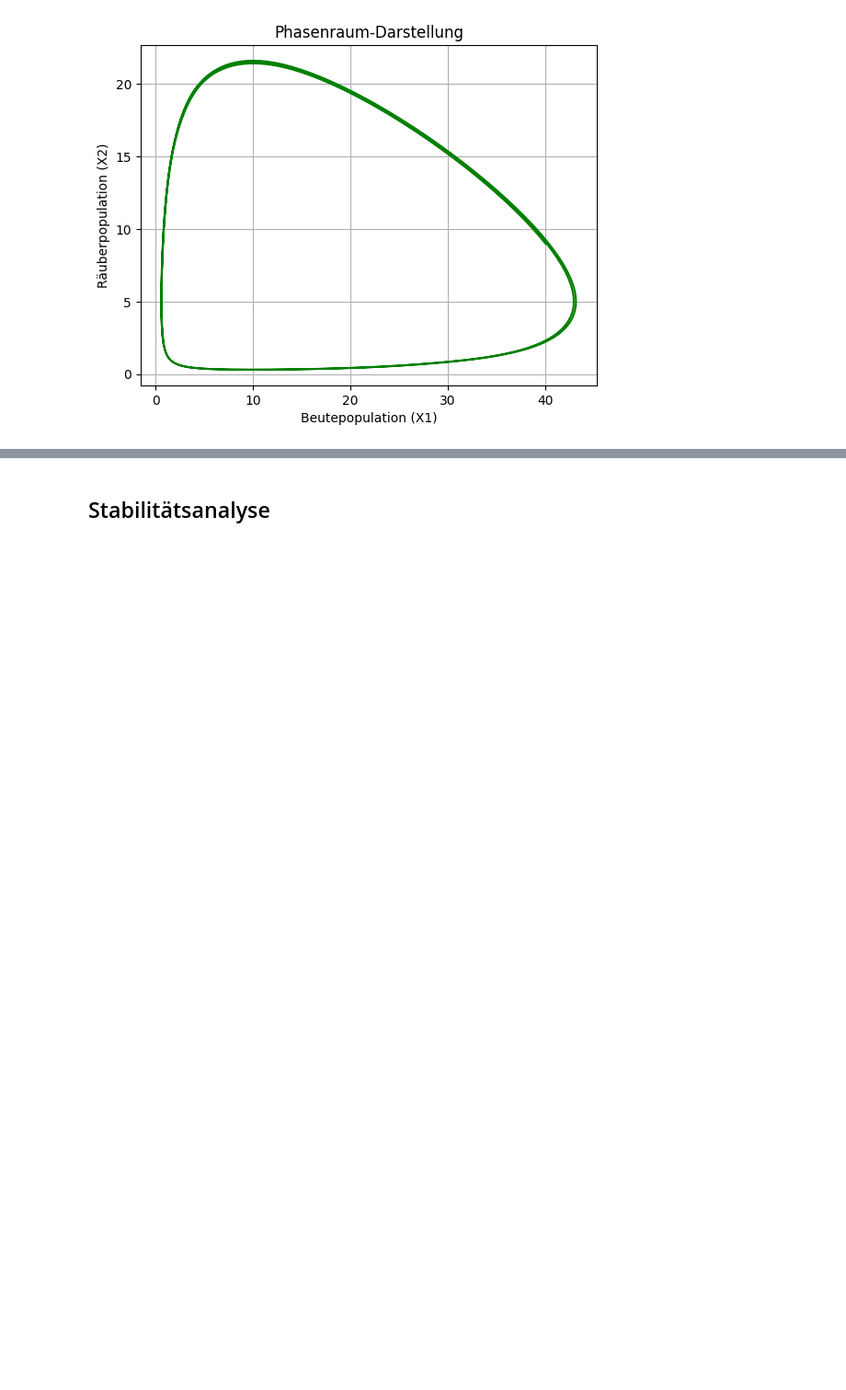
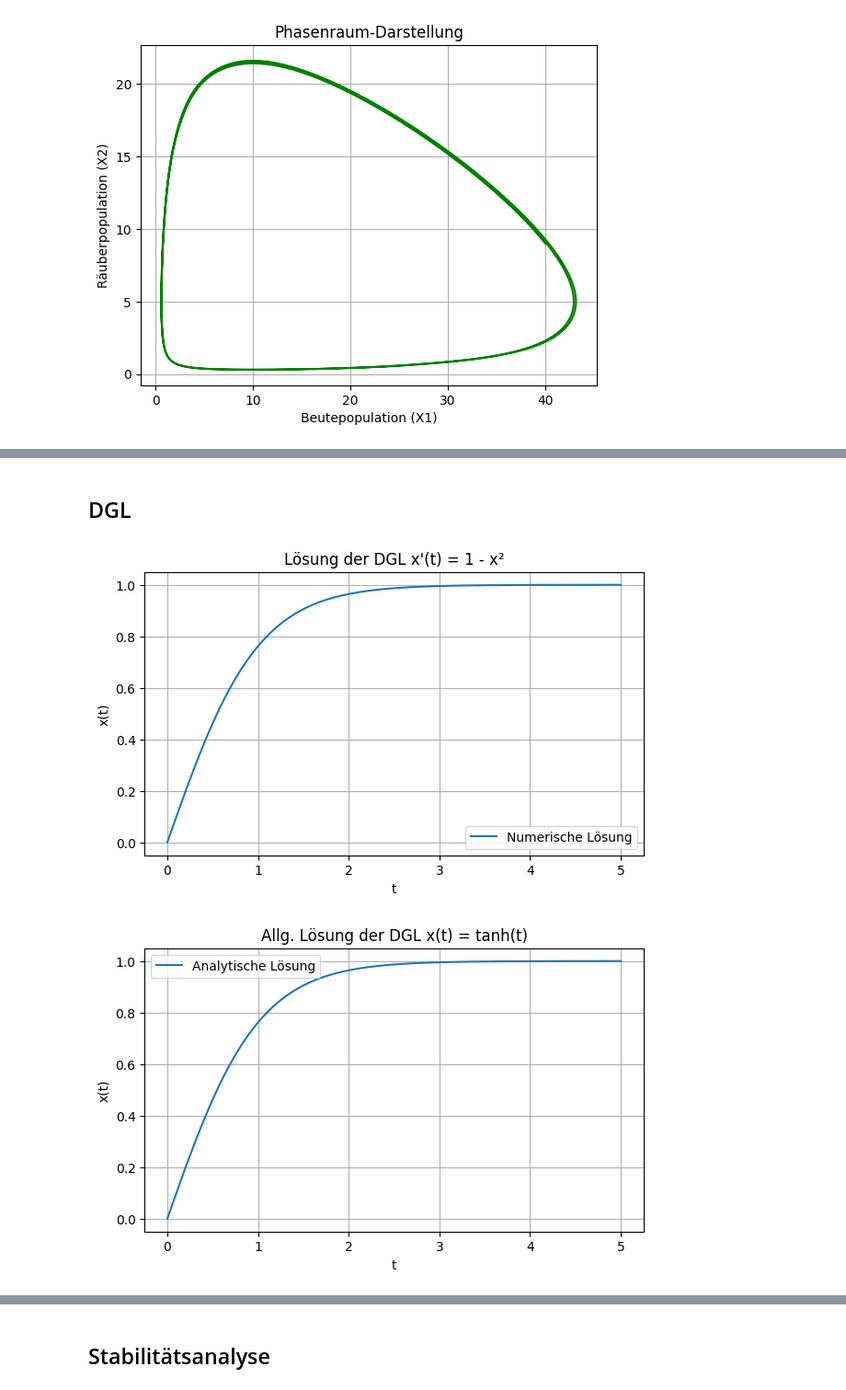
Before and after one commit to tombk556/MSM-Modellbildung-und-Modellanpassung, a Jupyter notebook: src/Rechner.ipynb, the cells around one changed output, grey strips where cells are left out. Shown at 92% size. Saved outputs shown, nothing was run; the diff lists cells and outputs as text; code cells hidden in the pictures; blank space fills up the shorter version.

```diff
--- a/src/Rechner.ipynb
+++ b/src/Rechner.ipynb
@@ -375,0 +463,52 @@ plt.show()
+# %% [markdown]
+## DGL
+# %%
+import numpy as np
+import matplotlib.pyplot as plt
+from scipy.integrate import solve_ivp
+
+def dx_dt(t, x):
+    return 1 - x**2
+
+# 2) Anfangsbedingung und Integrationsbereich
+x0 = [0.0]           # z.B. x(0) = 0
+t_span = (0, 5)      # Zeitintervall von 0 bis 5
+t_eval = np.linspace(t_span[0], t_span[1], 200)  # Punkte, an denen ausgewertet wird
+
+# 3) Numerische Lösung
+solution = solve_ivp(
+    dx_dt,
+    t_span,
+    x0,
+    t_eval=t_eval,
+    dense_output=True  # Ermöglicht später das "dichtere" Auswerten
+)
+
+# 4) Plot der Lösung
+plt.figure(figsize=(7,4))
+plt.plot(solution.t, solution.y[0], label='Numerische Lösung')
+plt.title("Lösung der DGL x'(t) = 1 - x²")
+plt.xlabel("t")
+plt.ylabel("x(t)")
+plt.legend()
+plt.grid(True)
+plt.show()
+
+
+def analytische_loesung(t, C: int = 0):
+    return np.tanh(t + C)
+
+T = np.linspace(0, 5, 1000)
+XT = [analytische_loesung(t) for t in T]
+
+plt.figure(figsize=(7,4))
+plt.plot(T, XT, label='Analytische Lösung')
+plt.title("Allg. Lösung der DGL x(t) = tanh(t)")
+plt.xlabel("t")
+plt.ylabel("x(t)")
+plt.legend()
+plt.grid(True)
+plt.show()
+# %% [output]
+[figure, added]
+[figure, added]
```
Also changed, not shown: parts of 14 cells of this notebook.
